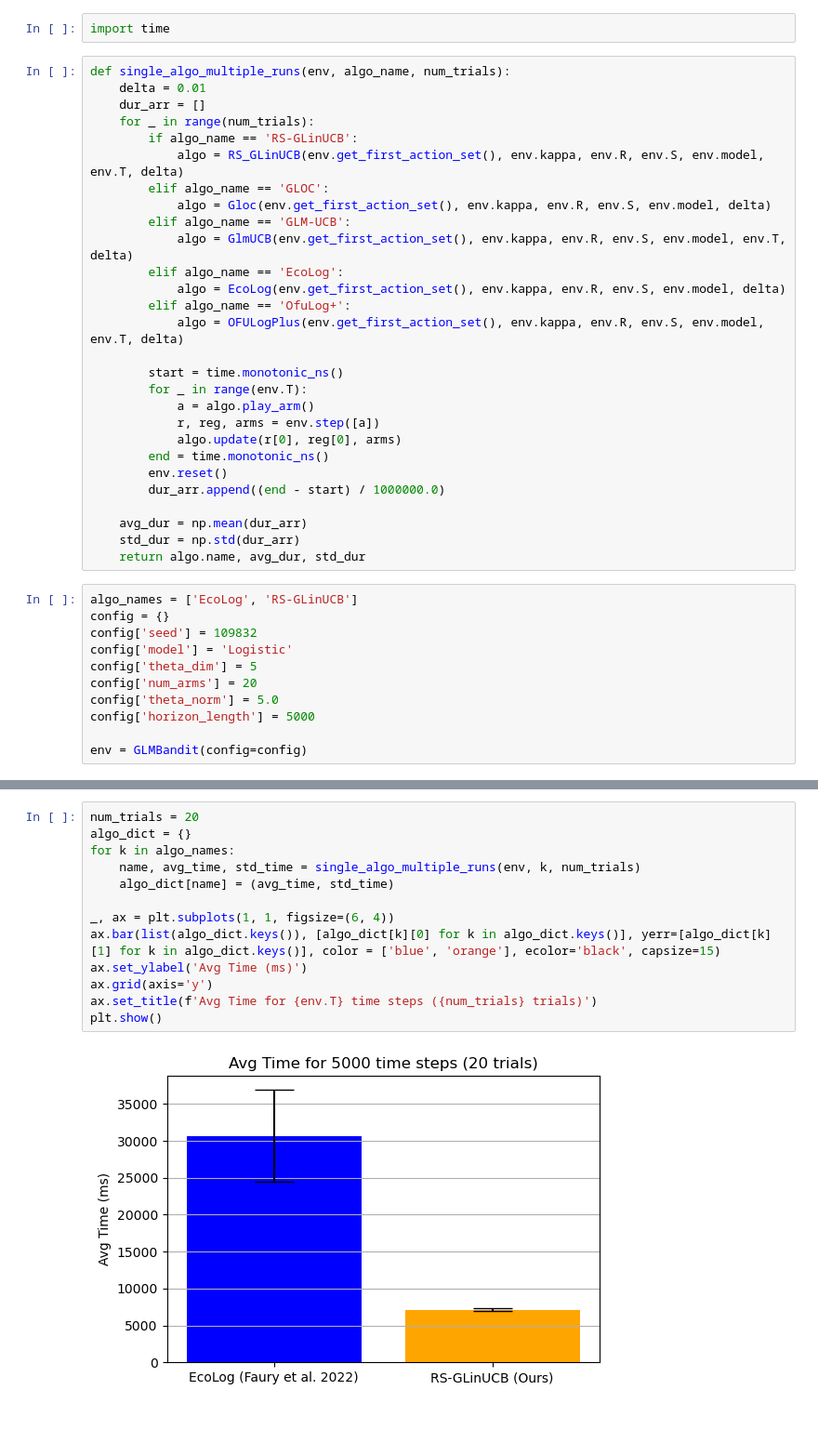
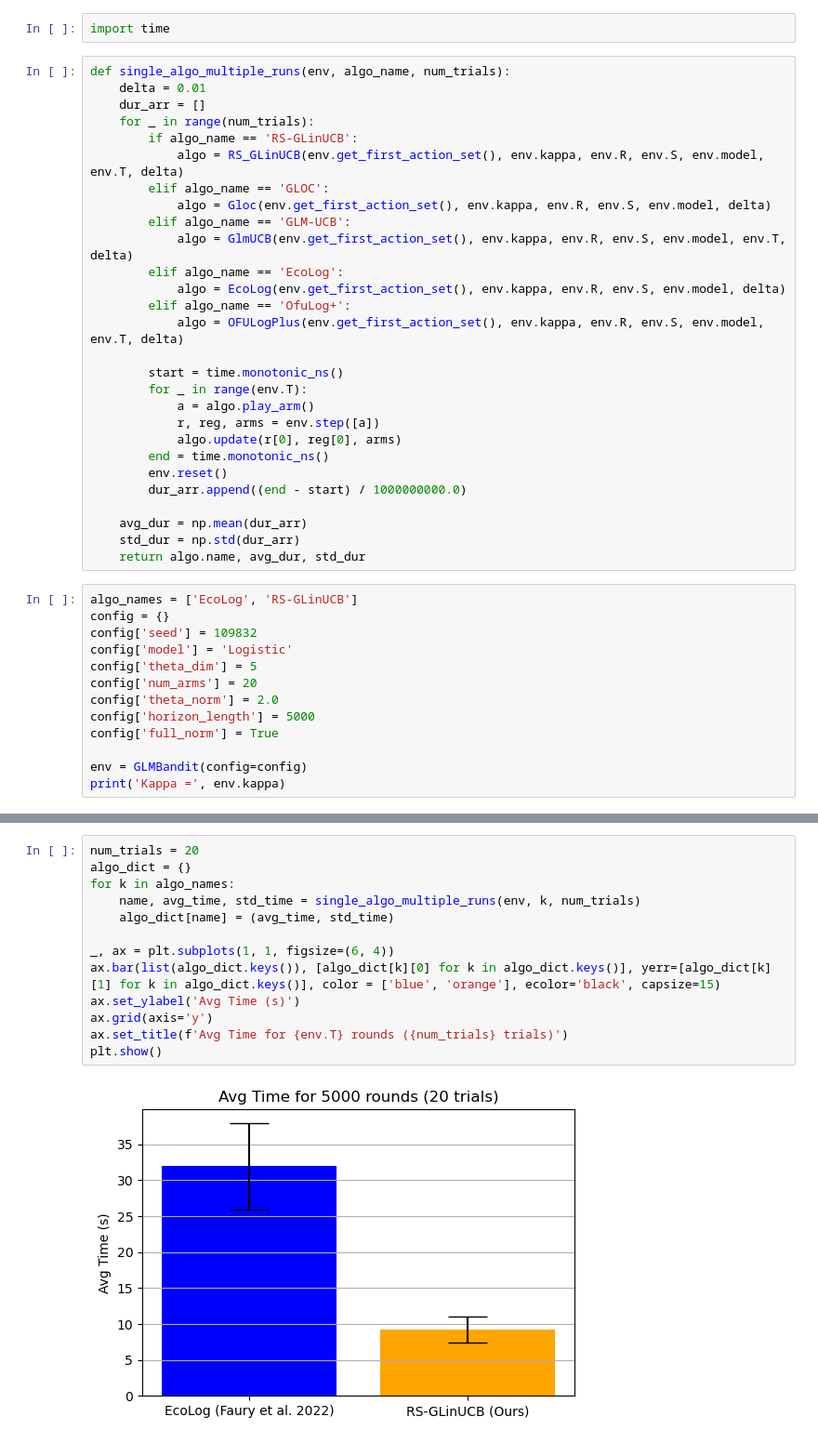
Before and after one commit to nirjhar-das/GLBandit_Limited_Adaptivity, a Jupyter notebook: simulations.ipynb, the cells around one changed output, grey strips where cells are left out. Shown at 93% size. Saved outputs shown, nothing was run; the diff lists cells and outputs as text.

```diff
--- a/simulations.ipynb
+++ b/simulations.ipynb
@@ -203,7 +175,7 @@ def single_algo_multiple_runs(env, algo_name, num_trials):
             algo.update(r[0], reg[0], arms)
         end = time.monotonic_ns()
         env.reset()
-        dur_arr.append((end - start) / 1000000.0)
+        dur_arr.append((end - start) / 1000000000.0)
 
     avg_dur = np.mean(dur_arr)
     std_dur = np.std(dur_arr)
@@ -215,9 +187,11 @@ config['seed'] = 109832
 config['model'] = 'Logistic'
 config['theta_dim'] = 5
 config['num_arms'] = 20
-config['theta_norm'] = 5.0
+config['theta_norm'] = 2.0
 config['horizon_length'] = 5000
+config['full_norm'] = True
 
 env = GLMBandit(config=config)
+print('Kappa =', env.kappa)
 # %% [output]
 Calculating kappa...
@@ -224,15 +199,15 @@ Calculating kappa...
 # %%
 num_trials = 20
 algo_dict = {}
 for k in algo_names:
     name, avg_time, std_time = single_algo_multiple_runs(env, k, num_trials)
     algo_dict[name] = (avg_time, std_time)
 
 _, ax = plt.subplots(1, 1, figsize=(6, 4))
 ax.bar(list(algo_dict.keys()), [algo_dict[k][0] for k in algo_dict.keys()], yerr=[algo_dict[k][1] for k in algo_dict.keys()], color = ['blue', 'orange'], ecolor='black', capsize=15)
-ax.set_ylabel('Avg Time (ms)')
+ax.set_ylabel('Avg Time (s)')
 ax.grid(axis='y')
-ax.set_title(f'Avg Time for {env.T} time steps ({num_trials} trials)')
+ax.set_title(f'Avg Time for {env.T} rounds ({num_trials} trials)')
 plt.show()
 # %% [output]
-[figure, old version]
+[figure, new version]
```
Also changed, not shown: parts of 9 cells of this notebook, 11 other files.
